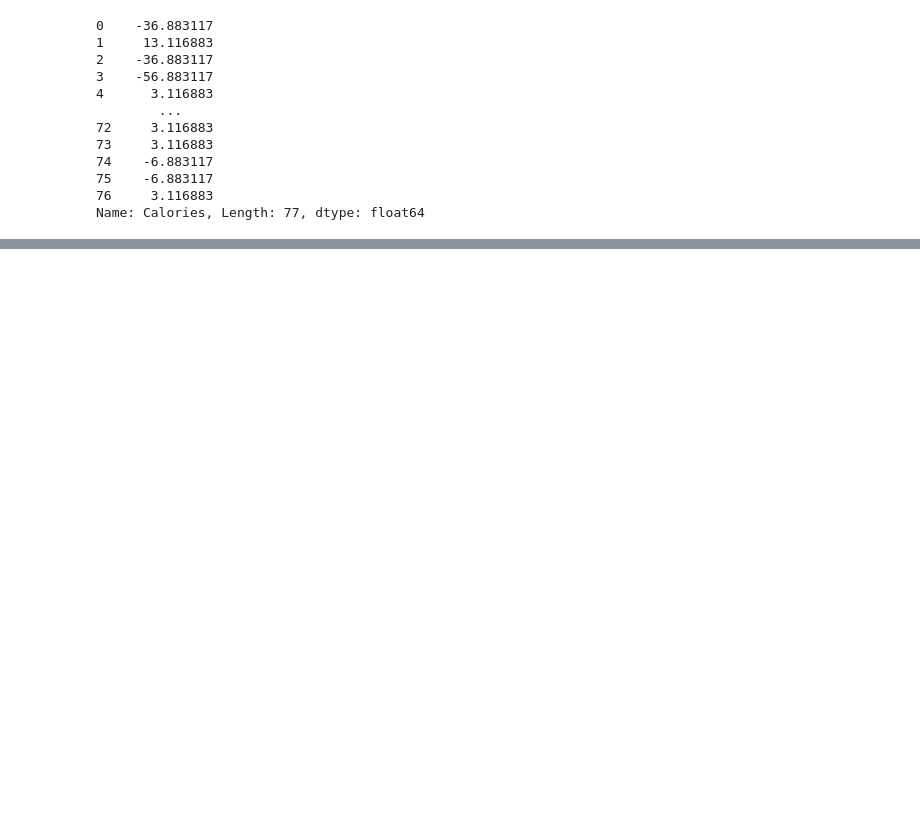
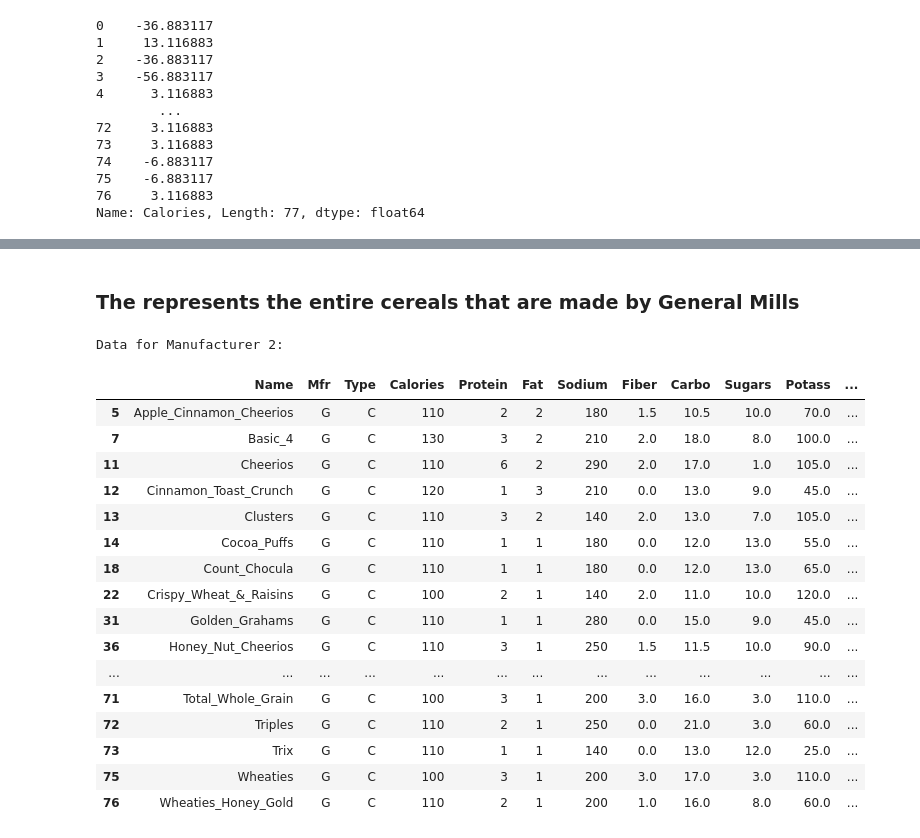
Before and after one commit to jarallum92/M2_Project_Cereals, a Jupyter notebook: M2_Project_Cereals.ipynb, the cells around one changed output, grey strips where cells are left out. Cells and saved outputs as stored; diff of their text form; code cells hidden in the pictures; blank space fills up the shorter version.

```diff
--- a/M2_Project_Cereals.ipynb
+++ b/M2_Project_Cereals.ipynb
@@ -190,0 +256,24 @@ plt.show()
+# %% [markdown]
+### The represents the entire cereals that are made by General Mills
+# %%
+print("\nData for Manufacturer 2:")
+manufacturer_2_cereals
+# %% [output]
+Data for Manufacturer 2:
+|  | Name | Mfr | Type | Calories | Protein | Fat | Sodium | Fiber | Carbo | Sugars | Potass | ... |
+| 5 | Apple_Cinnamon_Cheerios | G | C | 110 | 2 | 2 | 180 | 1.5 | 10.5 | 10.0 | 70.0 | ... |
+| 7 | Basic_4 | G | C | 130 | 3 | 2 | 210 | 2.0 | 18.0 | 8.0 | 100.0 | ... |
+| 11 | Cheerios | G | C | 110 | 6 | 2 | 290 | 2.0 | 17.0 | 1.0 | 105.0 | ... |
+| 12 | Cinnamon_Toast_Crunch | G | C | 120 | 1 | 3 | 210 | 0.0 | 13.0 | 9.0 | 45.0 | ... |
+| 13 | Clusters | G | C | 110 | 3 | 2 | 140 | 2.0 | 13.0 | 7.0 | 105.0 | ... |
+| 14 | Cocoa_Puffs | G | C | 110 | 1 | 1 | 180 | 0.0 | 12.0 | 13.0 | 55.0 | ... |
+| 18 | Count_Chocula | G | C | 110 | 1 | 1 | 180 | 0.0 | 12.0 | 13.0 | 65.0 | ... |
+| 22 | Crispy_Wheat_&_Raisins | G | C | 100 | 2 | 1 | 140 | 2.0 | 11.0 | 10.0 | 120.0 | ... |
+| 31 | Golden_Grahams | G | C | 110 | 1 | 1 | 280 | 0.0 | 15.0 | 9.0 | 45.0 | ... |
+| 36 | Honey_Nut_Cheerios | G | C | 110 | 3 | 1 | 250 | 1.5 | 11.5 | 10.0 | 90.0 | ... |
+| ... | ... | ... | ... | ... | ... | ... | ... | ... | ... | ... | ... | ... |
+| 71 | Total_Whole_Grain | G | C | 100 | 3 | 1 | 200 | 3.0 | 16.0 | 3.0 | 110.0 | ... |
+| 72 | Triples | G | C | 110 | 2 | 1 | 250 | 0.0 | 21.0 | 3.0 | 60.0 | ... |
+| 73 | Trix | G | C | 110 | 1 | 1 | 140 | 0.0 | 13.0 | 12.0 | 25.0 | ... |
+| 75 | Wheaties | G | C | 100 | 3 | 1 | 200 | 3.0 | 17.0 | 3.0 | 110.0 | ... |
+| 76 | Wheaties_Honey_Gold | G | C | 110 | 2 | 1 | 200 | 1.0 | 16.0 | 8.0 | 60.0 | ... |
```
Also changed, not shown: parts of 37 cells of this notebook.
